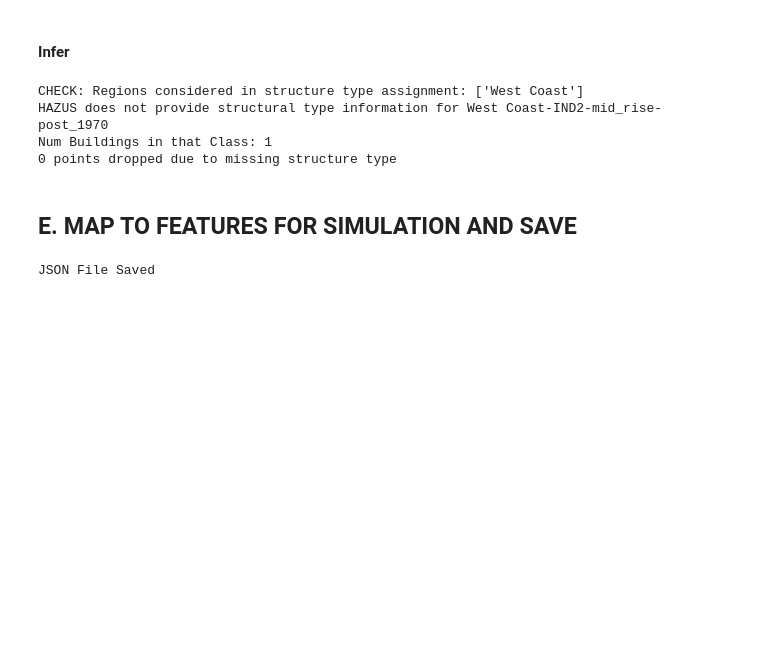
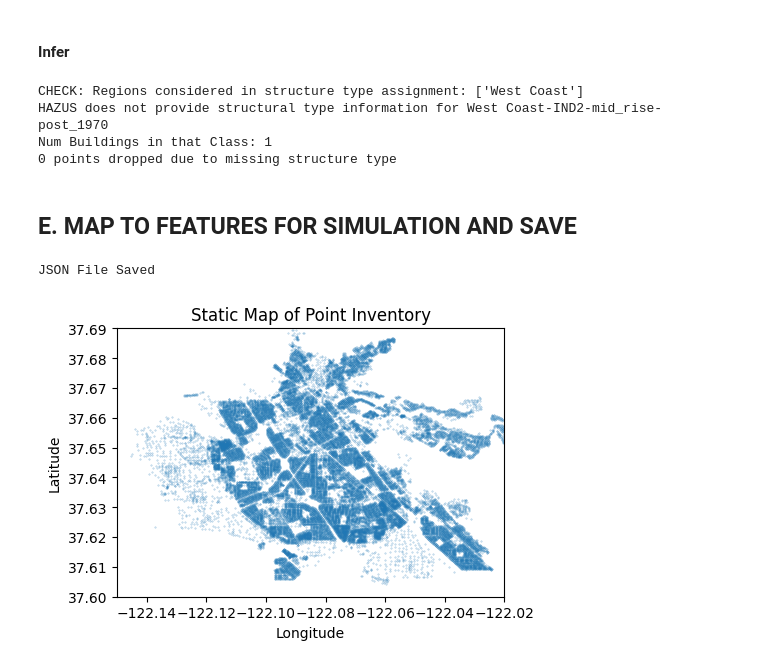
Before and after one commit to mlochhead/Building_Inventory_Generation, a Jupyter notebook: example_national_synthesis_workflow/Inv_Generate_Inventory.ipynb, the cells around one changed output. Drawn from its saved outputs; the diff is of its cells as text; code cells hidden in the pictures; blank space fills up the shorter version.

```diff
--- a/example_national_synthesis_workflow/Inv_Generate_Inventory.ipynb
+++ b/example_national_synthesis_workflow/Inv_Generate_Inventory.ipynb
@@ -1387,3 +1423,16 @@ r2d.to_csv(dir_r2d + f'R2D_Inventory.csv', index = False)
 fxns.gdf_to_json(r2d, dir_r2d + f'R2D_Inventory.json')
 # %% [output]
 JSON File Saved
+# %%
+
+# Plot inventory
+fig, ax = plt.subplots(figsize=(5,5))
+r2d.plot(ax=ax, color='tab:blue', edgecolor='tab:blue', markersize = 0.1, alpha=0.5, label = 'All Footprints')
+plt.title('Static Map of Point Inventory')
+plt.xlabel('Longitude')
+plt.ylabel('Latitude')
+plt.xlim(xbounds)
+plt.ylim(ybounds)
+plt.show()
+# %% [output]
+[figure, added]
```
Also changed, not shown: parts of 10 cells of this notebook, 10 other files.
